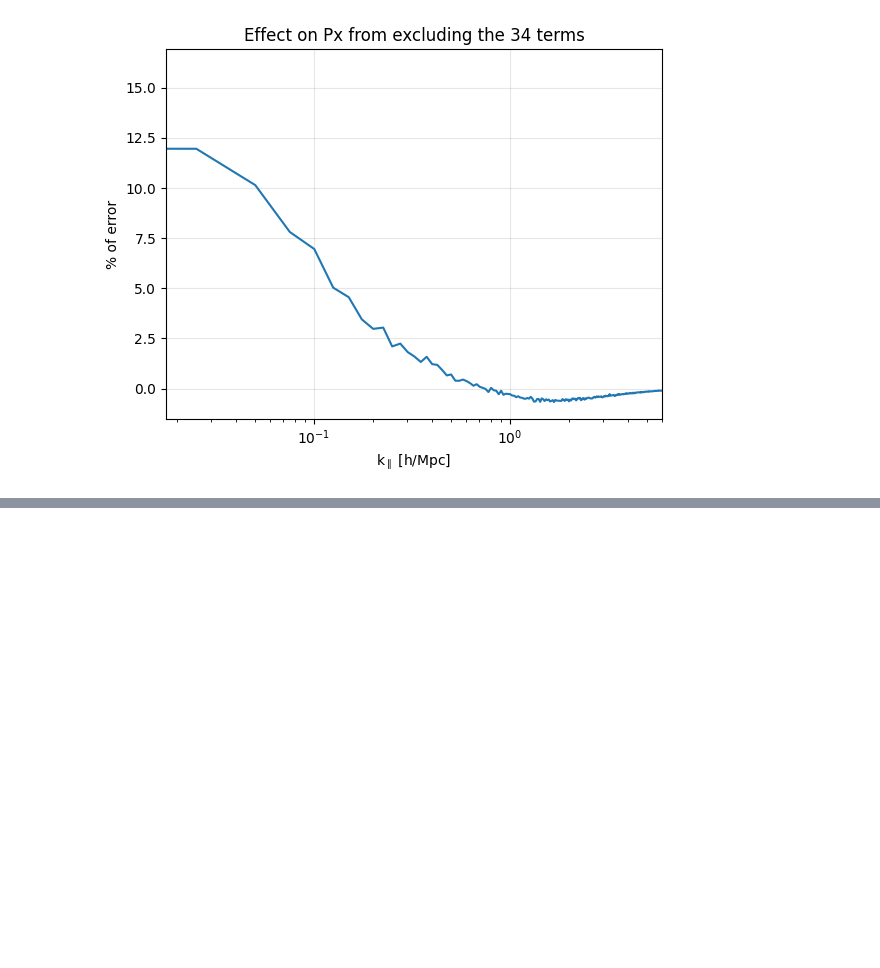
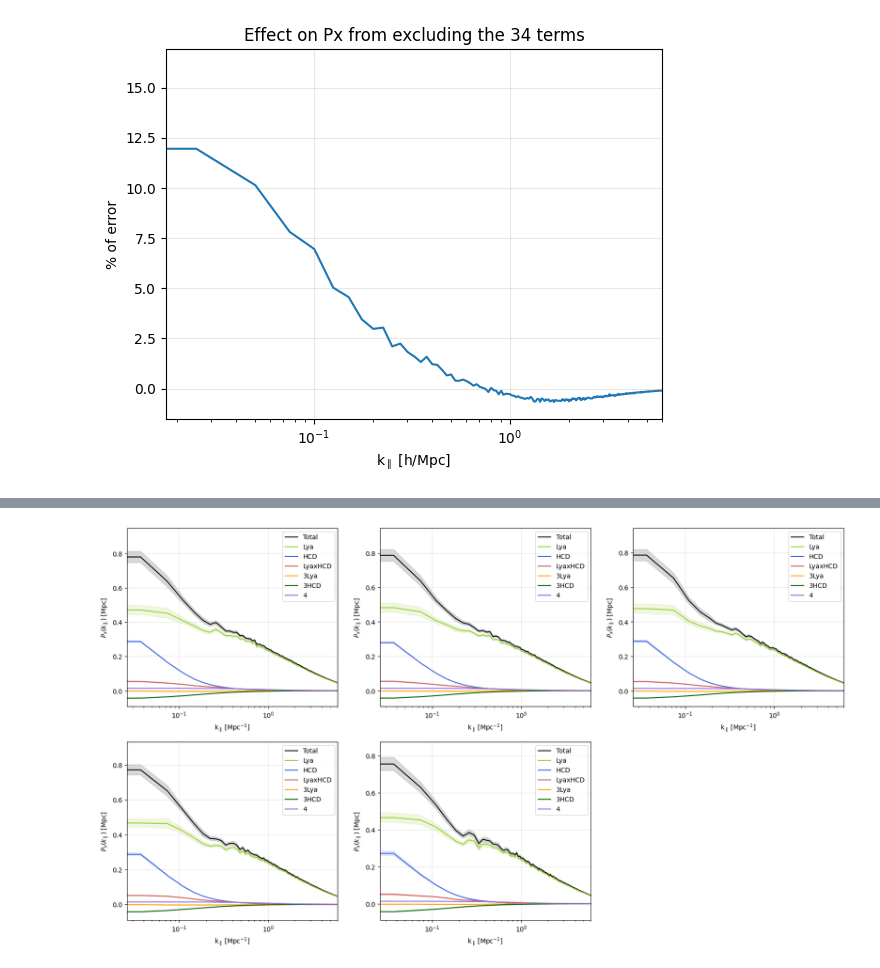
Before and after one commit to andreufont/astrid_hcd, a Jupyter notebook: SimulationFields/Px.ipynb, the cells around one changed output, grey strips where cells are left out. Cells and saved outputs as stored; diff of their text form; code cells hidden in the pictures; blank space fills up the shorter version.

```diff
--- a/SimulationFields/Px.ipynb
+++ b/SimulationFields/Px.ipynb
@@ -353,0 +452,28 @@ plt.title('Effect on Px from excluding the 34 terms');
+# %%
+plt.figure(figsize=(20, 11))
+
+for i in np.arange(len(r_bins)-1):
+    plt.subplot(2, 3, i+1)
+    plt.plot(k_los, Px_tot[i], color='k', label='Total')
+    plt.fill_between(k_los, (Px_tot[i]-Px_std_tot[i]), (Px_tot[i]+Px_std_tot[i]), color='k', alpha=0.15)
+    plt.plot(k_los, Px_lya[i], color='yellowgreen', label='Lya')
+    plt.fill_between(k_los, (Px_lya[i]-Px_std_lya[i]), (Px_lya[i]+Px_std_lya[i]), color='yellowgreen', alpha=0.15)
+    plt.plot(k_los, Px_hcd[i], color='royalblue', label='HCD')
+    plt.fill_between(k_los, (Px_hcd[i]-Px_std_hcd[i]), (Px_hcd[i]+Px_std_hcd[i]), color='royalblue', alpha=0.15)
+    plt.plot(k_los, Px_lyahcd[i], color='indianred', label='LyaxHCD')
+    plt.fill_between(k_los, (Px_lyahcd[i]-Px_std_lyahcd[i]), (Px_lyahcd[i]+Px_std_lyahcd[i]), color='indianred', alpha=0.15)
+    plt.plot(k_los, Px_3lya[i], color='orange', label='3Lya')
+    plt.fill_between(k_los, (Px_3lya[i]-Px_std_3lya[i]), (Px_3lya[i]+Px_std_3lya[i]), color='orange', alpha=0.15)
+    plt.plot(k_los, Px_3hcd[i], color='darkgreen', label='3HCD')
+    plt.fill_between(k_los, (Px_3hcd[i]-Px_std_3hcd[i]), (Px_3hcd[i]+Px_std_3hcd[i]), color='darkgreen', alpha=0.15)
+    plt.plot(k_los, Px_4[i], color='mediumpurple', label='4')
+    plt.fill_between(k_los, (Px_4[i]-Px_std_4[i]), (Px_4[i]+Px_std_4[i]), color='mediumpurple', alpha=0.15)
+
+    plt.xscale('log')
+    plt.legend()
+    plt.grid(alpha=0.3)
+    plt.xlim(right=6)
+    plt.xlabel(r'k$_\parallel$ [Mpc$^{-1}$]')
+    plt.ylabel(r'$P_{x}(k_\parallel)$ [Mpc]')
+# %% [output]
+[figure, added]
```
Also changed, not shown: parts of 13 cells of this notebook, 1 other file.
